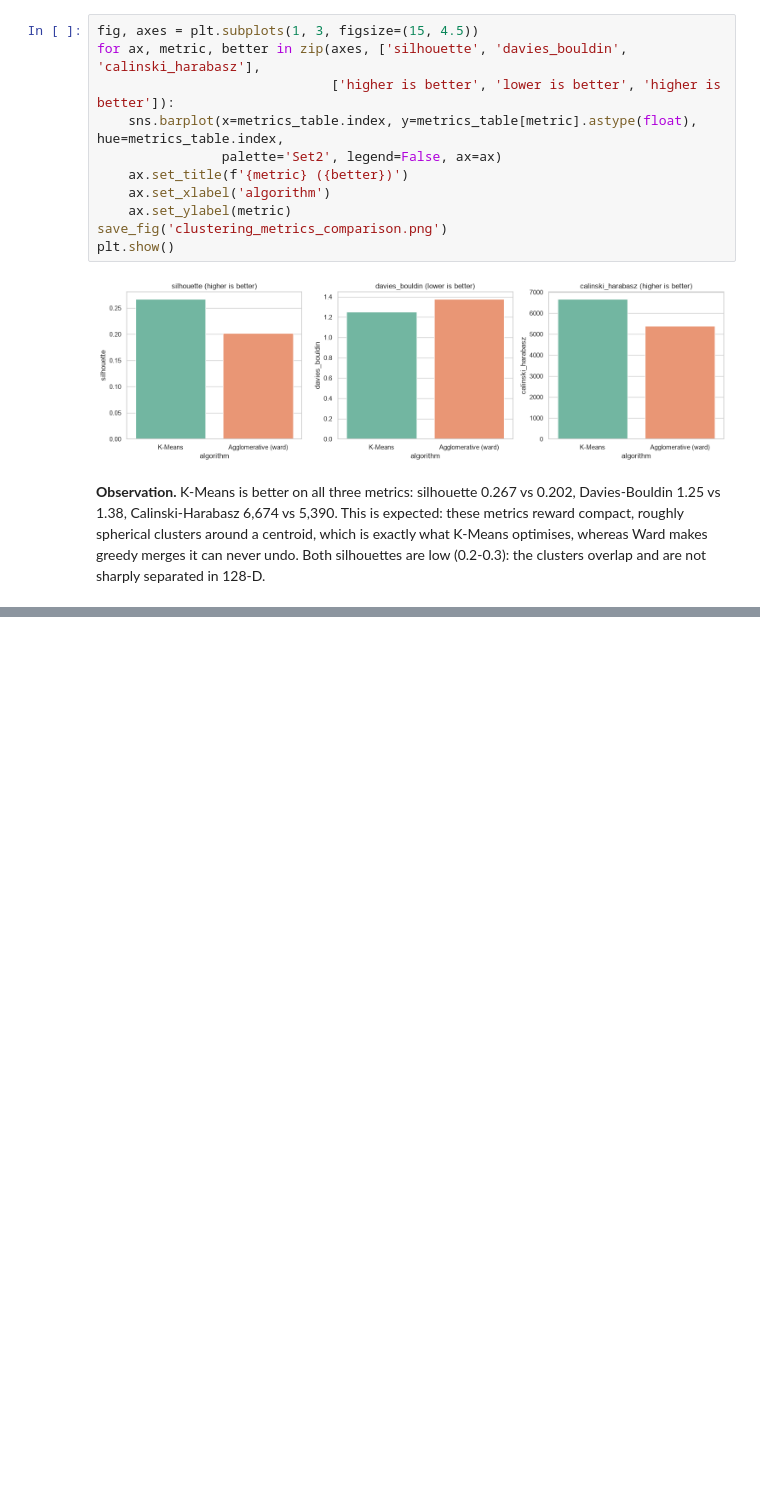
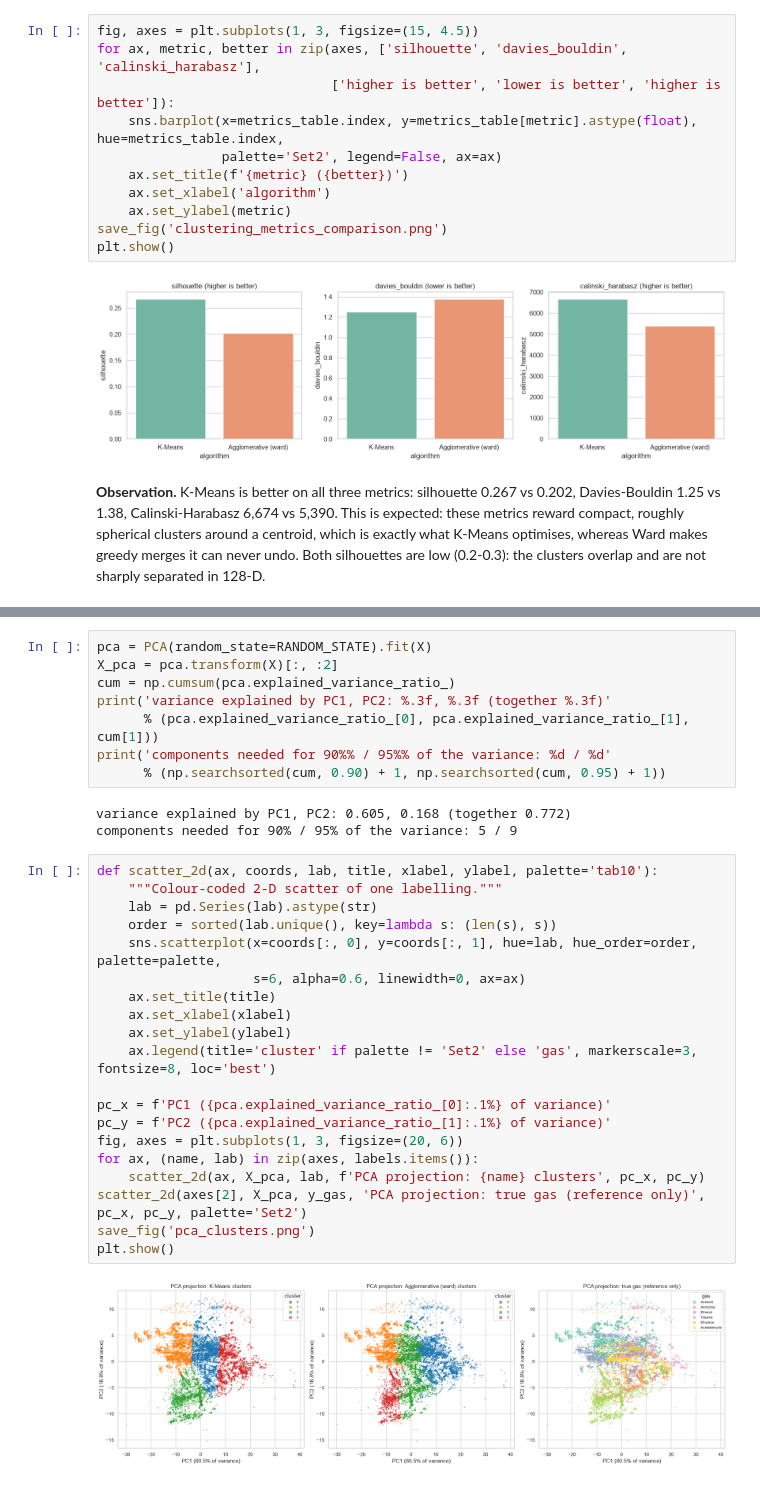
Before and after one commit to Bhargi777/23CSE301-ML-Capstone, a Jupyter notebook: review2/notebooks/member1_clustering_evaluation.ipynb, the cells around one changed output, grey strips where cells are left out. Cells and saved outputs as stored; diff of their text form; blank space fills up the shorter version.

Commit message:
feat: PCA 2-D cluster plots for both algorithms with gas reference panel

```diff
--- a/review2/notebooks/member1_clustering_evaluation.ipynb
+++ b/review2/notebooks/member1_clustering_evaluation.ipynb
@@ -302,0 +309,33 @@ Both silhouettes are low (0.2-0.3): the clusters overlap and are not sharply sep
+# %%
+pca = PCA(random_state=RANDOM_STATE).fit(X)
+X_pca = pca.transform(X)[:, :2]
+cum = np.cumsum(pca.explained_variance_ratio_)
+print('variance explained by PC1, PC2: %.3f, %.3f (together %.3f)'
+      % (pca.explained_variance_ratio_[0], pca.explained_variance_ratio_[1], cum[1]))
+print('components needed for 90%% / 95%% of the variance: %d / %d'
+      % (np.searchsorted(cum, 0.90) + 1, np.searchsorted(cum, 0.95) + 1))
+# %% [output]
+variance explained by PC1, PC2: 0.605, 0.168 (together 0.772)
+components needed for 90% / 95% of the variance: 5 / 9
+# %%
+def scatter_2d(ax, coords, lab, title, xlabel, ylabel, palette='tab10'):
+    """Colour-coded 2-D scatter of one labelling."""
+    lab = pd.Series(lab).astype(str)
+    order = sorted(lab.unique(), key=lambda s: (len(s), s))
+    sns.scatterplot(x=coords[:, 0], y=coords[:, 1], hue=lab, hue_order=order, palette=palette,
+                    s=6, alpha=0.6, linewidth=0, ax=ax)
+    ax.set_title(title)
+    ax.set_xlabel(xlabel)
+    ax.set_ylabel(ylabel)
+    ax.legend(title='cluster' if palette != 'Set2' else 'gas', markerscale=3, fontsize=8, loc='best')
+
+pc_x = f'PC1 ({pca.explained_variance_ratio_[0]:.1%} of variance)'
+pc_y = f'PC2 ({pca.explained_variance_ratio_[1]:.1%} of variance)'
+fig, axes = plt.subplots(1, 3, figsize=(20, 6))
+for ax, (name, lab) in zip(axes, labels.items()):
+    scatter_2d(ax, X_pca, lab, f'PCA projection: {name} clusters', pc_x, pc_y)
+scatter_2d(axes[2], X_pca, y_gas, 'PCA projection: true gas (reference only)', pc_x, pc_y, palette='Set2')
+save_fig('pca_clusters.png')
+plt.show()
+# %% [output]
+[figure, added]
```
Also changed, not shown: parts of 2 cells of this notebook, 1 other file.
